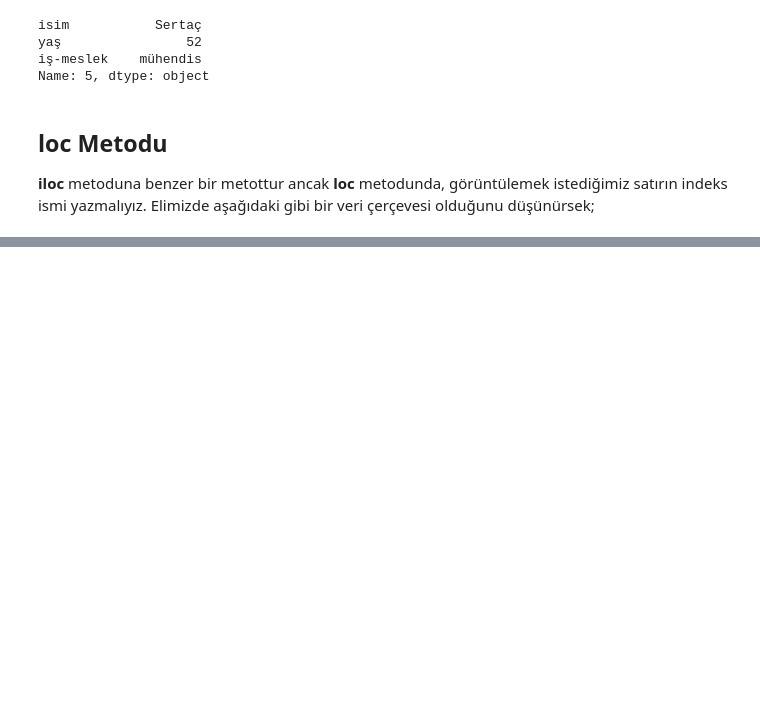
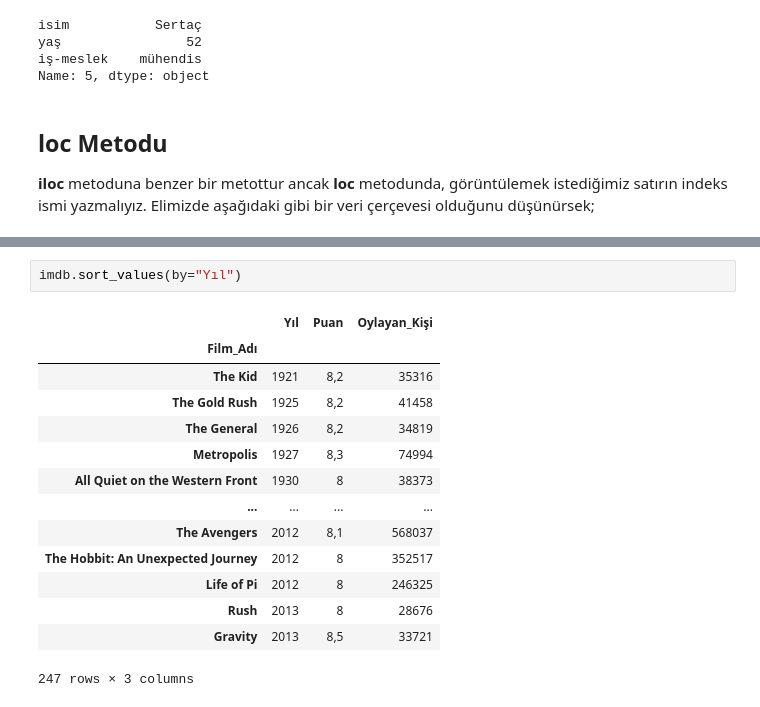
Before and after one commit to mhalil/Pandas_Notlari, a Jupyter notebook: 01_Veri_Cercevesi.ipynb, the cells around one changed output, grey strips where cells are left out. Drawn from its saved outputs; the diff is of its cells as text; blank space fills up the shorter version.

```diff
--- a/01_Veri_Cercevesi.ipynb
+++ b/01_Veri_Cercevesi.ipynb
@@ -243,0 +313,17 @@ Name: John Holland, dtype: object
+# %%
+imdb.sort_values(by="Yıl")
+# %% [output]
+|  | Yıl | Puan | Oylayan_Kişi |
+| Film_Adı |  |  |  |
+| The Kid | 1921 | 8,2 | 35316 |
+| The Gold Rush | 1925 | 8,2 | 41458 |
+| The General | 1926 | 8,2 | 34819 |
+| Metropolis | 1927 | 8,3 | 74994 |
+| All Quiet on the Western Front | 1930 | 8 | 38373 |
+| ... | ... | ... | ... |
+| The Avengers | 2012 | 8,1 | 568037 |
+| The Hobbit: An Unexpected Journey | 2012 | 8 | 352517 |
+| Life of Pi | 2012 | 8 | 246325 |
+| Rush | 2013 | 8 | 28676 |
+| Gravity | 2013 | 8,5 | 33721 |
+247 rows × 3 columns
```
Also changed, not shown: parts of 25 cells of this notebook, 1 other file.
